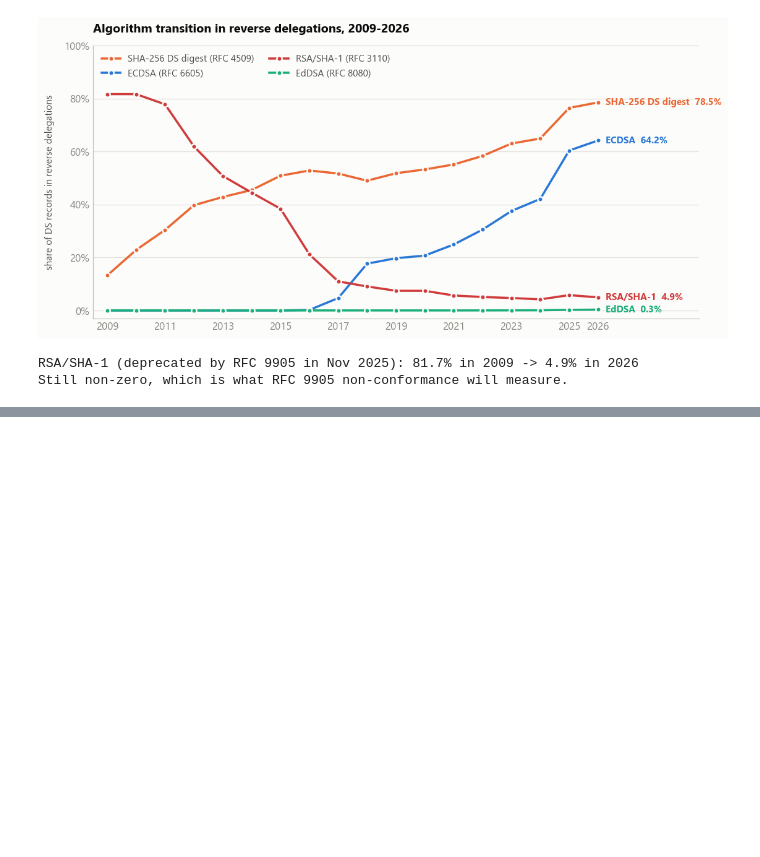
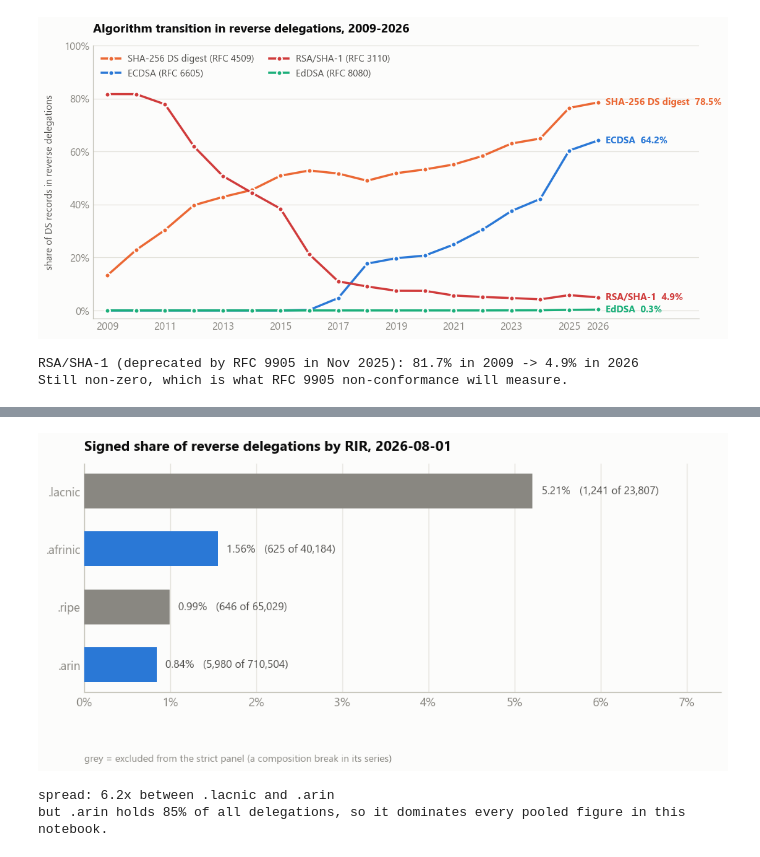
Before and after one commit to j776w781/rfc_adoption, a Jupyter notebook: notebooks/dnssec_crossref_openintel_ripe.ipynb, the cells around one changed output, grey strips where cells are left out. Saved outputs shown, nothing was run; the diff lists cells and outputs as text; code cells hidden in the pictures; blank space fills up the shorter version.

```diff
--- a/notebooks/dnssec_crossref_openintel_ripe.ipynb
+++ b/notebooks/dnssec_crossref_openintel_ripe.ipynb
@@ -563,0 +701,31 @@ Still non-zero, which is what RFC 9905 non-conformance will measure.
+# %%
+rir = pd.DataFrame(json.loads((ROOT / "out/analysis/crossref_rir.json").read_text()))
+latest = rir[rir.day == rir.day.max()].sort_values("pct", ascending=False)
+
+fig, ax = plt.subplots(figsize=(10.5, 3.8))
+colours = ["#2a78d6" if r in STABLE else "#898781" for r in latest.source]
+ax.barh(range(len(latest)), latest.pct, color=colours, height=0.6, zorder=3)
+for i, (_, r) in enumerate(latest.iterrows()):
+    ax.annotate(f"{r.pct:.2f}%   ({r.signed:,} of {r.deleg:,})", (r.pct, i),
+                xytext=(8, 0), textcoords="offset points", va="center",
+                color=INK_2, fontsize=10)
+ax.set_yticks(range(len(latest)))
+ax.set_yticklabels([f".{s}" for s in latest.source], fontsize=11)
+ax.invert_yaxis()
+style(ax, axis="x"); ax.set_xlim(0, 7.4)
+ax.xaxis.set_major_formatter(FuncFormatter(lambda v, _: f"{v:g}%"))
+ax.set_title(f"Signed share of reverse delegations by RIR, {rir.day.max()}",
+             color=INK, fontweight="bold", loc="left", pad=12)
+ax.annotate("grey = excluded from the strict panel (a composition break in its series)",
+            (0, -0.30), xycoords="axes fraction", color=MUTED, fontsize=9)
+save(fig, "07_by_rir"); plt.show()
+
+print(f"spread: {latest.pct.max() / latest.pct.min():.1f}x between "
+      f".{latest.iloc[0].source} and .{latest.iloc[-1].source}")
+print(f"but .{latest.iloc[-1].source} holds "
+      f"{latest.iloc[-1].deleg / latest.deleg.sum() * 100:.0f}% of all delegations, "
+      f"so it dominates every pooled figure in this notebook.")
+# %% [output]
+[figure, added]
+spread: 6.2x between .lacnic and .arin
+but .arin holds 85% of all delegations, so it dominates every pooled figure in this notebook.
```
Also changed, not shown: parts of 14 cells of this notebook, 12 other files.
